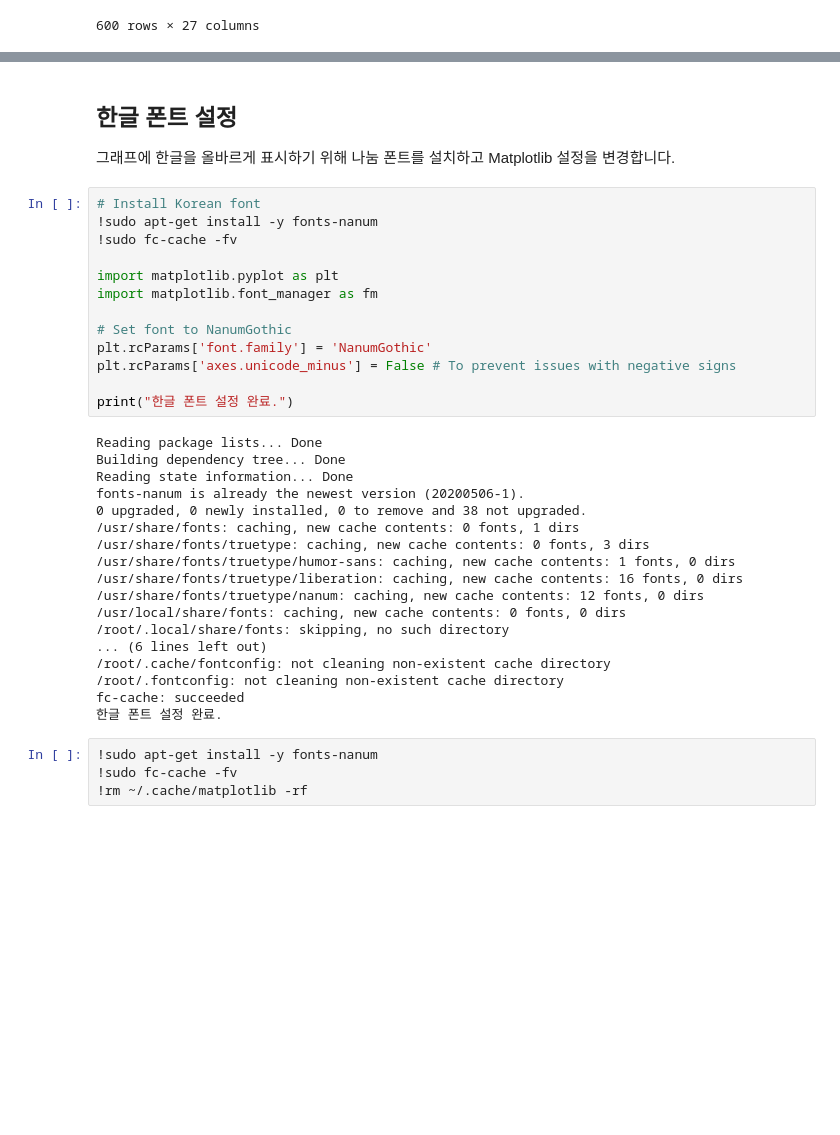
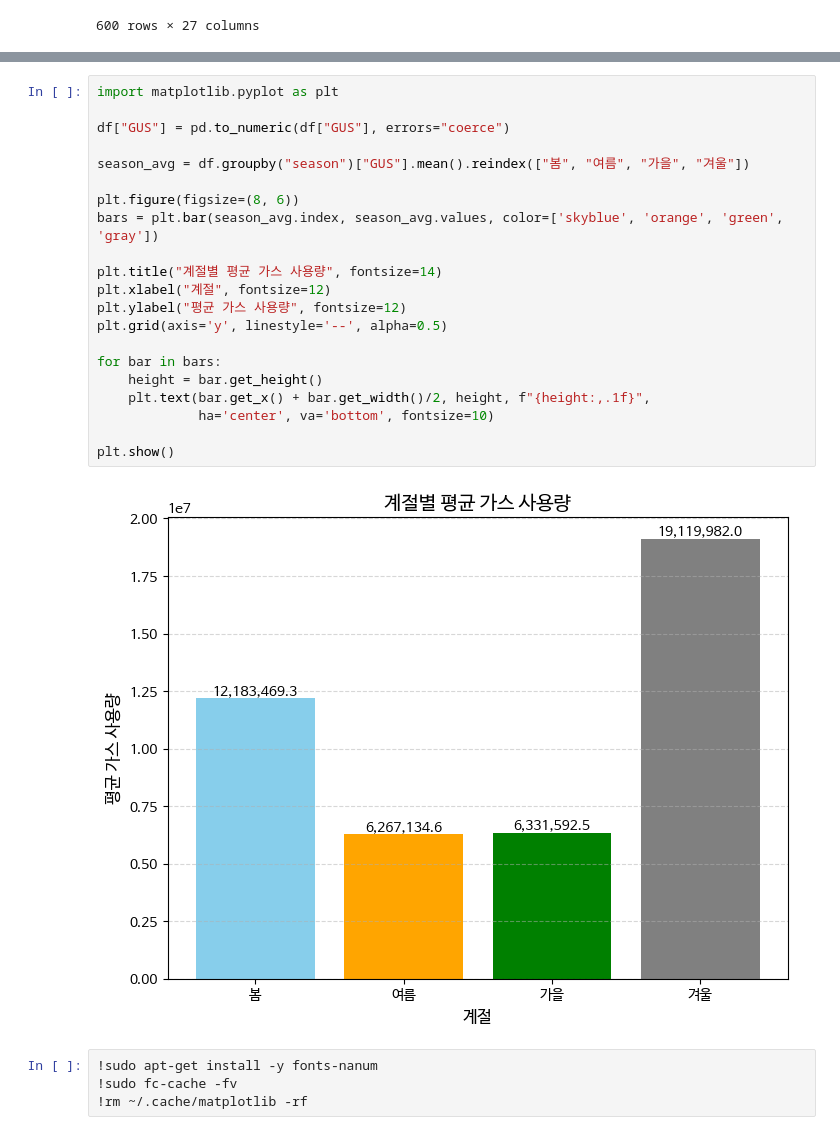
Before and after one commit to punghunLee/Data-Analysis-with-Open-Source, a Jupyter notebook: 오픈소스_데이터_분석_2강.ipynb, the cells around one changed output, grey strips where cells are left out. Cells and saved outputs as stored; diff of their text form; blank space fills up the shorter version.

```diff
--- a/오픈소스_데이터_분석_2강.ipynb
+++ b/오픈소스_데이터_분석_2강.ipynb
@@ -216,38 +185,26 @@ WARNING:matplotlib.font_manager:findfont: Font family 'NanumBarunGothic' not fou
-# %% [markdown]
-## 한글 폰트 설정
-
-그래프에 한글을 올바르게 표시하기 위해 나눔 폰트를 설치하고 Matplotlib 설정을 변경합니다.
-# %%
-# Install Korean font
-!sudo apt-get install -y fonts-nanum
-!sudo fc-cache -fv
-
-import matplotlib.pyplot as plt
-import matplotlib.font_manager as fm
-
-# Set font to NanumGothic
-plt.rcParams['font.family'] = 'NanumGothic'
-plt.rcParams['axes.unicode_minus'] = False # To prevent issues with negative signs
-
-print("한글 폰트 설정 완료.")
-# %% [output]
-Reading package lists... Done
-Building dependency tree... Done
-Reading state information... Done
-fonts-nanum is already the newest version (20200506-1).
-0 upgraded, 0 newly installed, 0 to remove and 38 not upgraded.
-/usr/share/fonts: caching, new cache contents: 0 fonts, 1 dirs
-/usr/share/fonts/truetype: caching, new cache contents: 0 fonts, 3 dirs
-/usr/share/fonts/truetype/humor-sans: caching, new cache contents: 1 fonts, 0 dirs
-/usr/share/fonts/truetype/liberation: caching, new cache contents: 16 fonts, 0 dirs
-/usr/share/fonts/truetype/nanum: caching, new cache contents: 12 fonts, 0 dirs
-/usr/local/share/fonts: caching, new cache contents: 0 fonts, 0 dirs
-/root/.local/share/fonts: skipping, no such directory
-... (6 lines left out)
-/root/.cache/fontconfig: not cleaning non-existent cache directory
-/root/.fontconfig: not cleaning non-existent cache directory
-fc-cache: succeeded
-한글 폰트 설정 완료.
+# %%
+import matplotlib.pyplot as plt
+
+df["GUS"] = pd.to_numeric(df["GUS"], errors="coerce")
+
+season_avg = df.groupby("season")["GUS"].mean().reindex(["봄", "여름", "가을", "겨울"])
+
+plt.figure(figsize=(8, 6))
+bars = plt.bar(season_avg.index, season_avg.values, color=['skyblue', 'orange', 'green', 'gray'])
+
+plt.title("계절별 평균 가스 사용량", fontsize=14)
+plt.xlabel("계절", fontsize=12)
+plt.ylabel("평균 가스 사용량", fontsize=12)
+plt.grid(axis='y', linestyle='--', alpha=0.5)
+
+for bar in bars:
+    height = bar.get_height()
+    plt.text(bar.get_x() + bar.get_width()/2, height, f"{height:,.1f}",
+             ha='center', va='bottom', fontsize=10)
+
+plt.show()
+# %% [output]
+[figure, added]
 # %%
 !sudo apt-get install -y fonts-nanum
 !sudo fc-cache -fv
```
Also changed, not shown: parts of 1 cell of this notebook.
